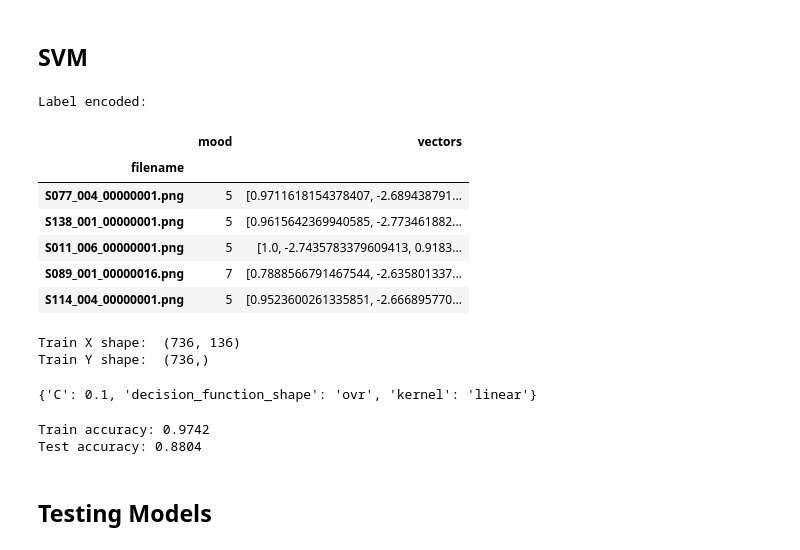
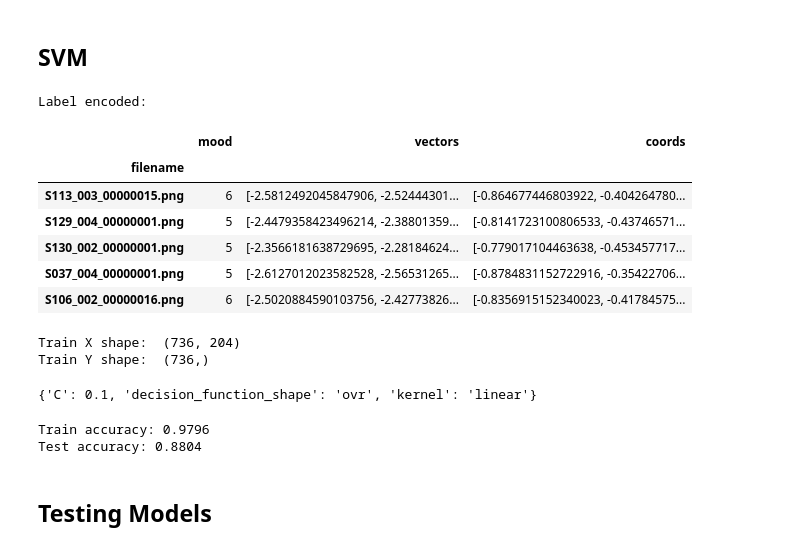
Before and after one commit to rachung2510/FYP70_SocialRobot, a Jupyter notebook: EmotionRecognition/model.ipynb, the cells around one changed output. Cells and saved outputs as stored; diff of their text form; code cells hidden in the pictures.

```diff
--- a/EmotionRecognition/model.ipynb
+++ b/EmotionRecognition/model.ipynb
@@ -36,5 +36,6 @@ for mood in moods:
 df = pd.DataFrame(data, columns=['filename','mood'])
 df.set_index('filename', inplace=True)
 df["vectors"] = [np.array([]) for k in range(df.shape[0])]
+df["coords"] = [np.array([]) for k in range(df.shape[0])]
 df.sample(10)
 # %% [output]
@@ -84,6 +85,7 @@ for mood in moods:
     for filename in os.listdir(data_path + mood):
         path = data_path + mood + '/' + filename
         vectors = [] # list of vectors
+        coords = [] # list of coordinates of facial landmarks (offset by cog)
 
         # load the input image, resize it, and convert it to grayscale
         image = cv2.imread(path)
@@ -123,6 +125,9 @@ for mood in moods:
                 # get vector magnitude and direction
                 vectors.append([mag(cog, (x,y)), angle(cog, (x,y))])
 
+                # append coordinates relative to cog
+                coords.append([x-cog[0], y-cog[1]])
+
             if show:
                 cv2.circle(image, cog, 5, (0,255,255), -1)
 
@@ -133,11 +138,16 @@ for mood in moods:
             plt.show()
 
         vectors = np.array(vectors)
-        vectors[:,0] = vectors[:,0] / max(vectors[:,0]) # normalize magnitudes
+        scale_factor = 1 / max(vectors[:,0])
+        vectors[:,0] = vectors[:,0] * scale_factor  # normalize magnitudes
         vectors = vectors[:,0] * vectors[:,1]
 #         vectors = vectors.reshape(-1)
         df.loc[filename, 'vectors'] = vectors
 
+        coords = np.array(coords) * scale_factor
+        coords = coords.reshape(-1)
+        df.loc[filename, 'coords'] = coords
+
         show = False
 # %% [output]
 anger
@@ -390,29 +401,29 @@ from sklearn.metrics import accuracy_score
 # %%
 # Label encoding for SVM
 svm_data = df.copy()
 le = LabelEncoder()
 svm_data['mood'] = le.fit_transform(svm_data['mood'].values)
 svm_classes = list(le.inverse_transform(np.arange(0,8)))
 print('Label encoded:')
 display(svm_data.sample(5))
 
 # split into train, val and test
-x = np.array([k for k in svm_data['vectors'].values])
+x = np.c_[np.array([k for k in svm_data['vectors'].values]), np.array([k for k in svm_data['coords'].values])]
 y = svm_data['mood'].values
 x_train, x_test, y_train, y_test = train_test_split(x, y, test_size=0.20, random_state=0)
 
 print('Train X shape: ', x_train.shape)
 print('Train Y shape: ', y_train.shape)
 # %% [output]
 Label encoded:
-|  | mood | vectors |
-| filename |  |  |
-| S077_004_00000001.png | 5 | [0.9711618154378407, -2.689438791... |
-| S138_001_00000001.png | 5 | [0.9615642369940585, -2.773461882... |
-| S011_006_00000001.png | 5 | [1.0, -2.7435783379609413, 0.9183... |
-| S089_001_00000016.png | 7 | [0.7888566791467544, -2.635801337... |
-| S114_004_00000001.png | 5 | [0.9523600261335851, -2.666895770... |
+|  | mood | vectors | coords |
+| filename |  |  |  |
+| S113_003_00000015.png | 6 | [-2.5812492045847906, -2.52444301... | [-0.864677446803922, -0.404264780... |
+| S129_004_00000001.png | 5 | [-2.4479358423496214, -2.38801359... | [-0.8141723100806533, -0.43746571... |
+| S130_002_00000001.png | 5 | [-2.3566181638729695, -2.28184624... | [-0.779017104463638, -0.453457717... |
+| S037_004_00000001.png | 5 | [-2.6127012023582528, -2.56531265... | [-0.8784831152722916, -0.35422706... |
+| S106_002_00000016.png | 6 | [-2.5020884590103756, -2.42773826... | [-0.8356915152340023, -0.41784575... |
-Train X shape:  (736, 136)
+Train X shape:  (736, 204)
 Train Y shape:  (736,)
 # %%
 # Training
@@ -432,7 +443,7 @@ y_test_pred = svm_pipe.predict(x_test)
 print('Train accuracy: %.4f' % accuracy_score(y_train, y_train_pred))
 print('Test accuracy: %.4f' % accuracy_score(y_test, y_test_pred))
 # %% [output]
-Train accuracy: 0.9742
+Train accuracy: 0.9796
 Test accuracy: 0.8804
 # %%
 # Save model
```
Also changed, not shown: parts of 7 cells of this notebook, 1 other file.
